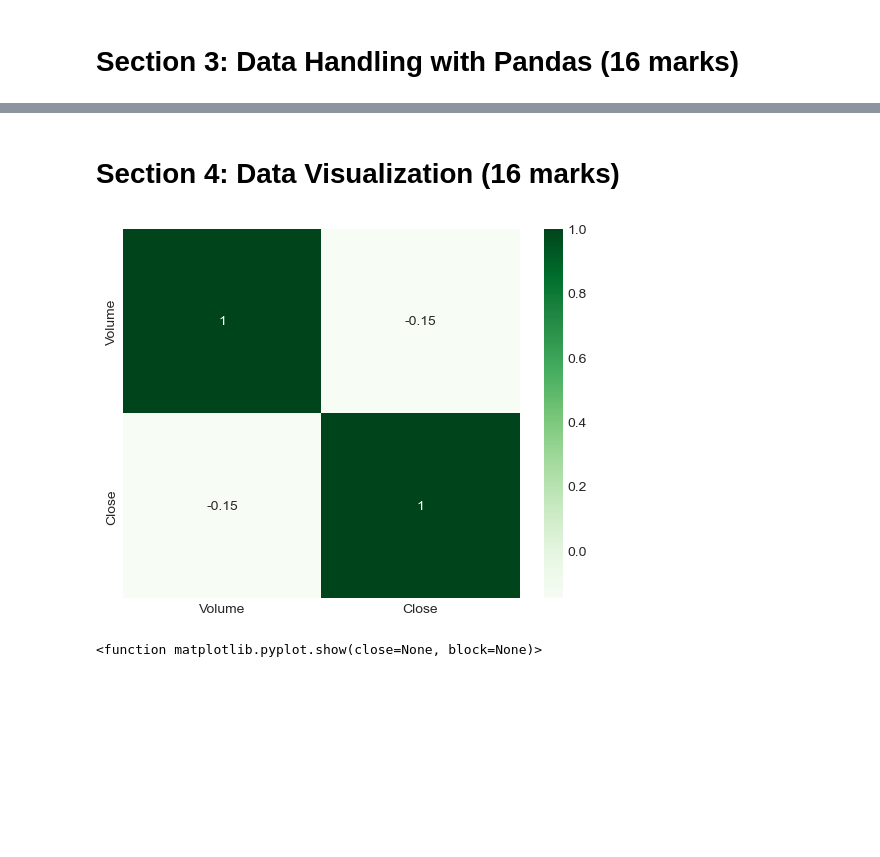
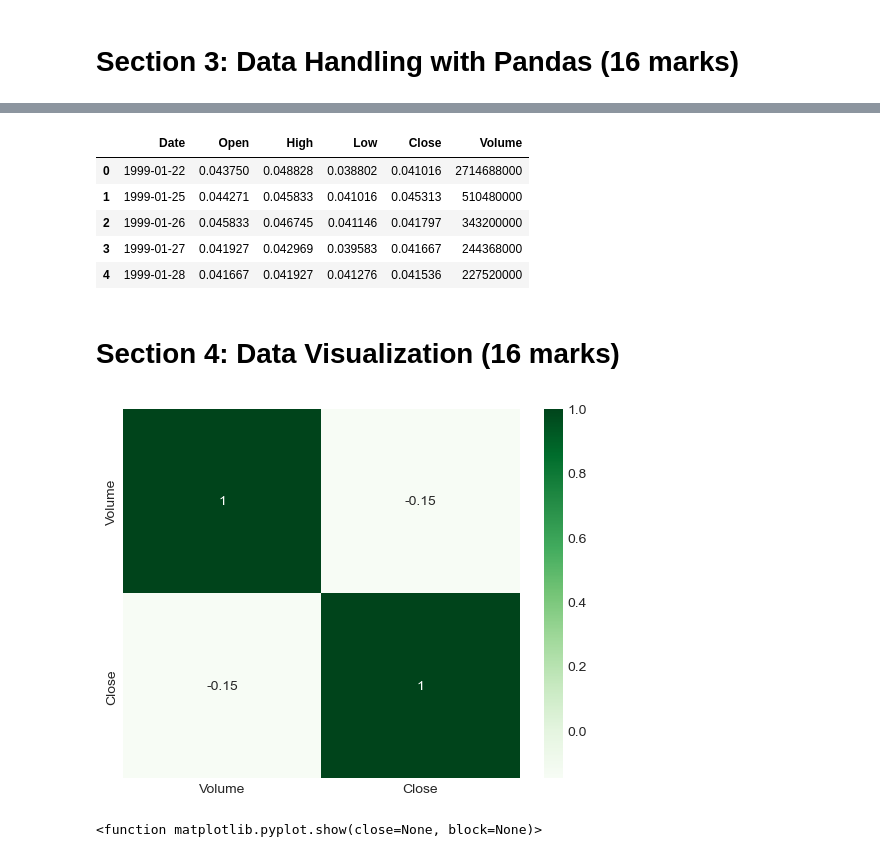
Before and after one commit to Nikhil5566/N1217583, a Jupyter notebook: NTU_XXXXX_SOFT40161_CourseWorkTemplate.ipynb, the cells around one changed output, grey strips where cells are left out. Cells and saved outputs as stored; diff of their text form; code cells hidden in the pictures; blank space fills up the shorter version.

```diff
--- a/NTU_XXXXX_SOFT40161_CourseWorkTemplate.ipynb
+++ b/NTU_XXXXX_SOFT40161_CourseWorkTemplate.ipynb
@@ -100,2 +199,13 @@ import matplotlib
+# %%
+# Checking for the first 5 rows of the dataframe after dropping the column
+
+NVDA_df.head()
+# %% [output]
+|  | Date | Open | High | Low | Close | Volume |
+| 0 | 1999-01-22 | 0.043750 | 0.048828 | 0.038802 | 0.041016 | 2714688000 |
+| 1 | 1999-01-25 | 0.044271 | 0.045833 | 0.041016 | 0.045313 | 510480000 |
+| 2 | 1999-01-26 | 0.045833 | 0.046745 | 0.041146 | 0.041797 | 343200000 |
+| 3 | 1999-01-27 | 0.041927 | 0.042969 | 0.039583 | 0.041667 | 244368000 |
+| 4 | 1999-01-28 | 0.041667 | 0.041927 | 0.041276 | 0.041536 | 227520000 |
 # %% [markdown]
 # Section 4: Data Visualization (16 marks)
@@ -104,5 +212,8 @@ import matplotlib
-# %%
-correlation_close(NVDA_df)
-# %% [output]
-[figure, removed]
+# %%
+# Plotting Correlation heatmap for closing price and Volume
+
+
+correlation_close(NVDA_df)
+# %% [output]
+[figure, added]
 # %%
```
Also changed, not shown: parts of 19 cells of this notebook.
